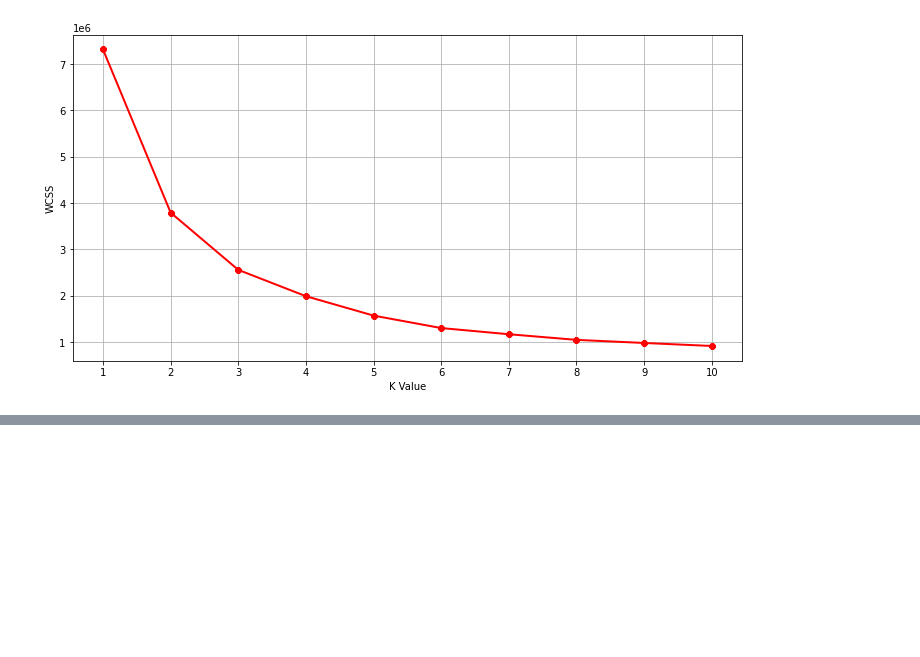
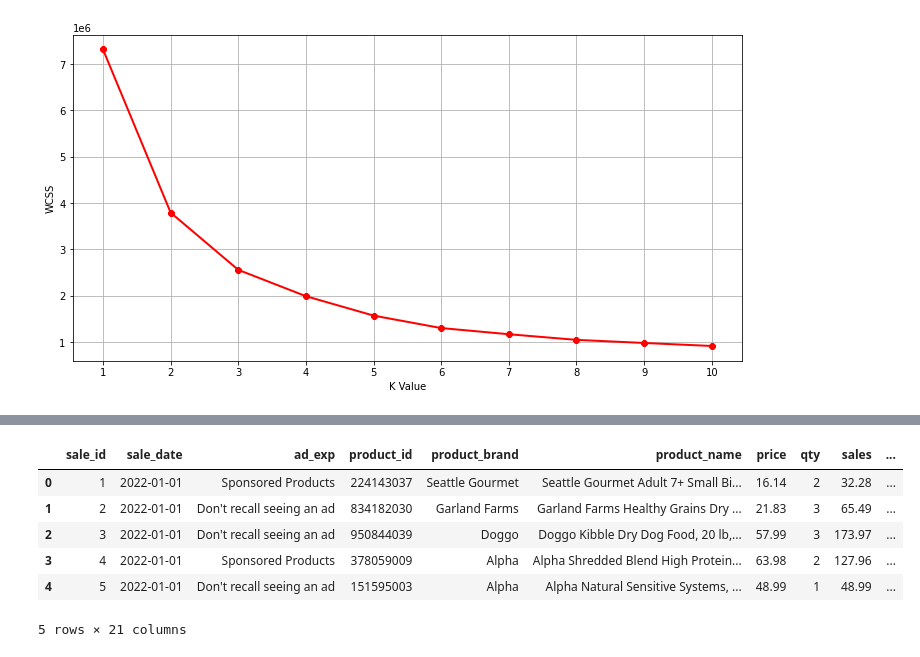
Before and after one commit to nasirxia/Analysis-Project-2022-Fall, a Jupyter notebook: ALP-2.ipynb, the cells around one changed output, grey strips where cells are left out. Drawn from its saved outputs; the diff is of its cells as text; code cells hidden in the pictures; blank space fills up the shorter version.

```diff
--- a/ALP-2.ipynb
+++ b/ALP-2.ipynb
@@ -268,0 +293,12 @@ plt.show()
+# %%
+# intialte the dafaframe?
+df_model = pd.read_csv("/content/sample_data/Data0131.csv")
+df_model.head()
+# %% [output]
+|  | sale_id | sale_date | ad_exp | product_id | product_brand | product_name | price | qty | sales | ... |
+| 0 | 1 | 2022-01-01 | Sponsored Products | 224143037 | Seattle Gourmet | Seattle Gourmet Adult 7+ Small Bi... | 16.14 | 2 | 32.28 | ... |
+| 1 | 2 | 2022-01-01 | Don't recall seeing an ad | 834182030 | Garland Farms | Garland Farms Healthy Grains Dry ... | 21.83 | 3 | 65.49 | ... |
+| 2 | 3 | 2022-01-01 | Don't recall seeing an ad | 950844039 | Doggo | Doggo Kibble Dry Dog Food, 20 lb,... | 57.99 | 3 | 173.97 | ... |
+| 3 | 4 | 2022-01-01 | Sponsored Products | 378059009 | Alpha | Alpha Shredded Blend High Protein... | 63.98 | 2 | 127.96 | ... |
+| 4 | 5 | 2022-01-01 | Don't recall seeing an ad | 151595003 | Alpha | Alpha Natural Sensitive Systems, ... | 48.99 | 1 | 48.99 | ... |
+5 rows × 21 columns
```
Also changed, not shown: parts of 5 cells of this notebook.
